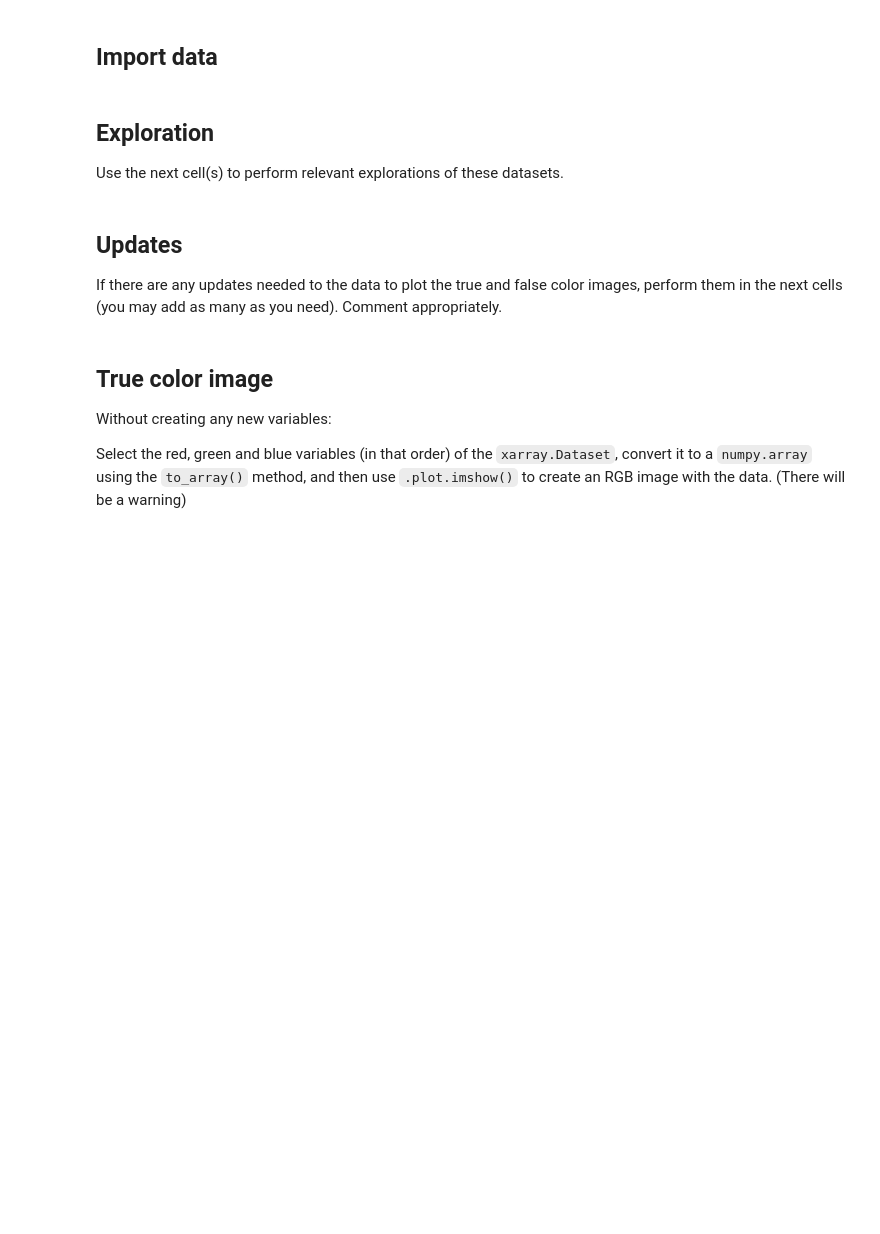
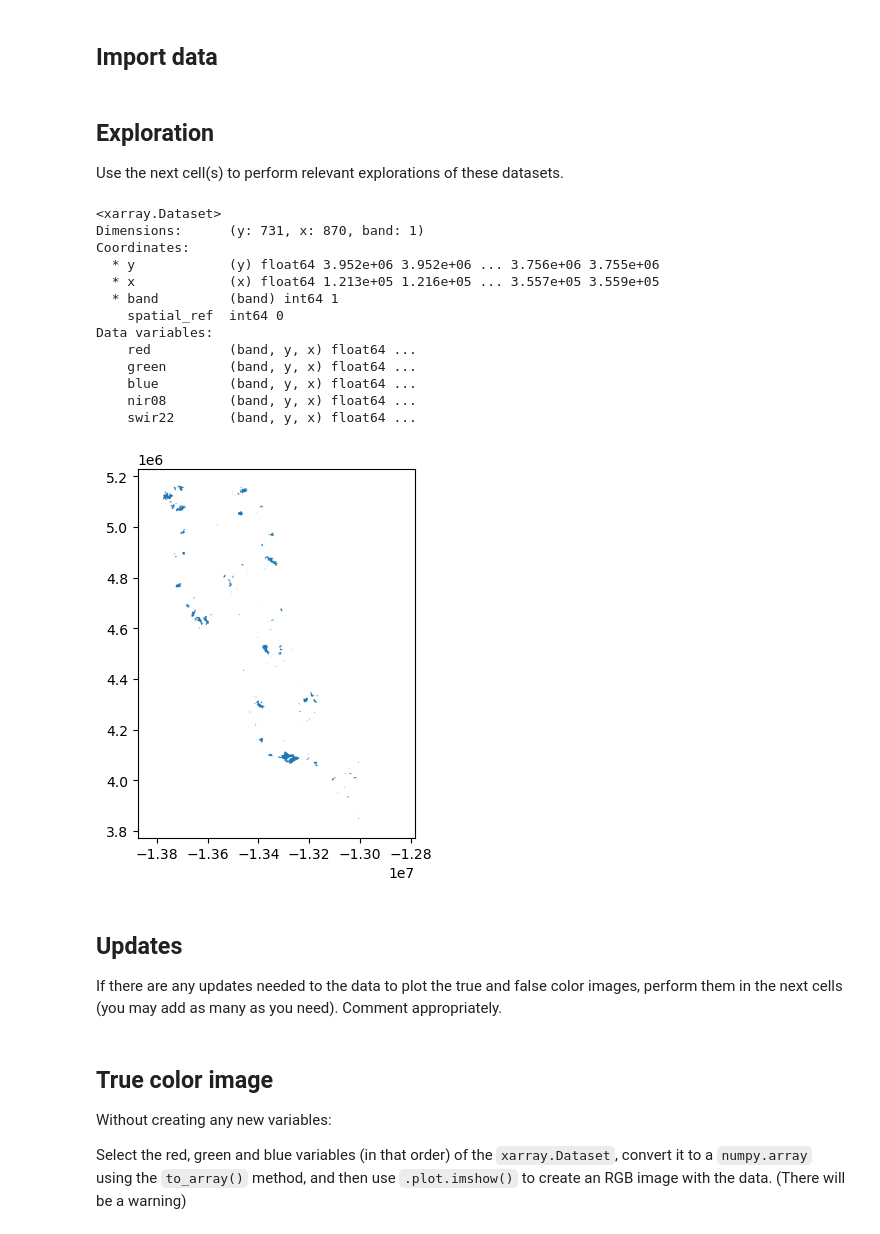
Before and after one commit to fletcher-m/eds220-hwk-4, a Jupyter notebook: hwk4-task2-false-color.ipynb, the cells around one changed output. Saved outputs shown, nothing was run; the diff lists cells and outputs as text; code cells hidden in the pictures; blank space fills up the shorter version.

```diff
--- a/hwk4-task2-false-color.ipynb
+++ b/hwk4-task2-false-color.ipynb
@@ -75,6 +149,32 @@ fire = gpd.read_file("data/california_fire_perimeters_2017/California_Fire_Perim
 ## Exploration
 
 Use the next cell(s) to perform relevant explorations of these datasets.
+# %%
+# explore data
+
+# plot fire
+fire.plot()
+
+# look at first 5 rows of fire data
+fire.head()
+
+# look at bands data
+bands
+# %% [output]
+<xarray.Dataset>
+Dimensions:      (y: 731, x: 870, band: 1)
+Coordinates:
+  * y            (y) float64 3.952e+06 3.952e+06 ... 3.756e+06 3.755e+06
+  * x            (x) float64 1.213e+05 1.216e+05 ... 3.557e+05 3.559e+05
+  * band         (band) int64 1
+    spatial_ref  int64 0
+Data variables:
+    red          (band, y, x) float64 ...
+    green        (band, y, x) float64 ...
+    blue         (band, y, x) float64 ...
+    nir08        (band, y, x) float64 ...
+    swir22       (band, y, x) float64 ...
+[figure, added]
 # %% [markdown]
 ## Updates
 
```
Also changed, not shown: parts of 4 cells of this notebook.
